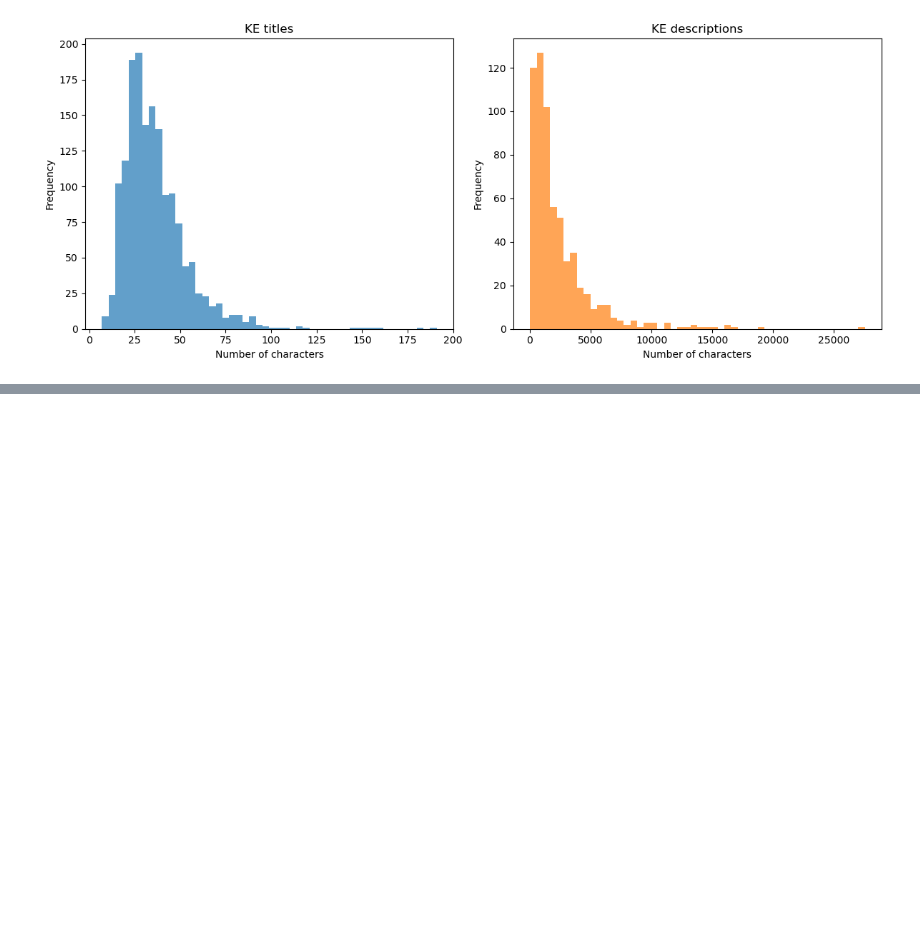
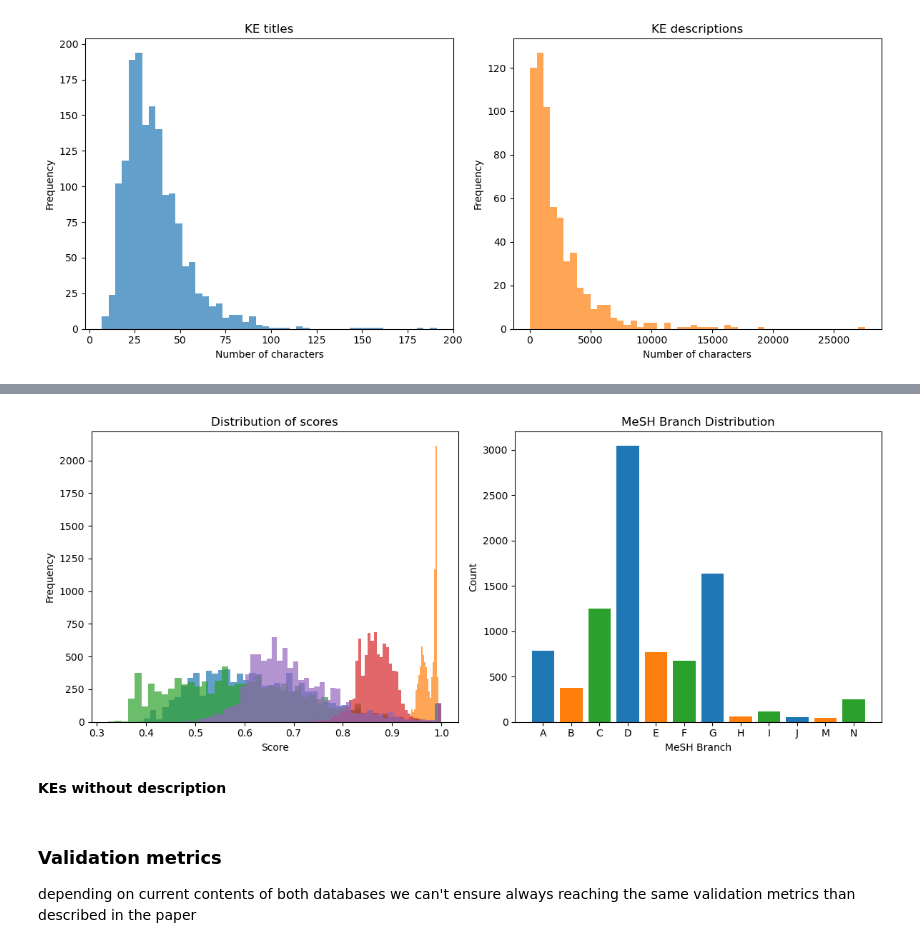
Before and after one commit to mathemei/AOP2MESH, a Jupyter notebook: AOP2MeSH.ipynb, the cells around one changed output, grey strips where cells are left out. Cells and saved outputs as stored; diff of their text form; code cells hidden in the pictures; blank space fills up the shorter version.

```diff
--- a/AOP2MeSH.ipynb
+++ b/AOP2MeSH.ipynb
@@ -356,0 +533,8 @@ Median: 1.0
+# %%
+# BioBERT
+results = match_mesh_ke_chunks(filtered_MeSH_descriptors_titles, ke_titles_description, model = "pritamdeka/BioBERT-mnli-snli-scinli-scitail-mednli-stsb")
+res_KE_chunks_biobert = pd.DataFrame(results)
+# %%
+#SciBERT
+results = match_mesh_ke_chunks(filtered_MeSH_descriptors_titles, ke_titles_description, model = "allenai/scibert_scivocab_uncased")
+res_KE_chunks_scibert = pd.DataFrame(results)
@@ -356,0 +546,4 @@ Median: 1.0
+# %%
+# SapBERT
+results = match_mesh_ke_chunks(filtered_MeSH_descriptors_titles, ke_titles_description, model = "cambridgeltl/SapBERT-from-PubMedBERT-fulltext")
+res_KE_chunks_sapbert = pd.DataFrame(results)
@@ -356,0 +552,4 @@ Median: 1.0
+# %%
+# BiomedBERT
+results = match_mesh_ke_chunks(filtered_MeSH_descriptors_titles, ke_titles_description, model = "microsoft/BiomedNLP-BiomedBERT-base-uncased-abstract")
+res_KE_chunks_biomedbert = pd.DataFrame(results)
@@ -356,0 +585,32 @@ Median: 1.0
+# %%
+fig, axes = plt.subplots(1, 2, figsize=(12, 5))
+
+models = all_res_KE_chunks['model'].unique()
+colors = ['C0', 'C1', 'C2', 'C3', 'C4']
+
+for i, model in enumerate(models):
+    scores = all_res_KE_chunks[all_res_KE_chunks['model'] == model]['SCORE']
+    axes[0].hist(scores, bins = 50, alpha = 0.7, label = model, color = colors[i])
+axes[0].set_title("Distribution of scores")
+axes[0].set_xlabel("Score")
+axes[0].set_ylabel("Frequency")
+
+freq = Counter(res_KE_chunks_allMiniLM_description["MESH_BRANCH"])
+labels = sorted(freq.keys())
+counts = [freq[k] for k in labels]
+
+axes[1].bar(labels, counts, color=["C0", "C1", "C2"])
+axes[1].set_xlabel("MeSH Branch")
+axes[1].set_ylabel("Count")
+axes[1].set_title("MeSH Branch Distribution")
+
+plt.tight_layout()
+plt.show()
+# %% [output]
+[figure, added]
+# %% [markdown]
+**KEs without description**
+# %% [markdown]
+### Validation metrics
+
+depending on current contents of both databases we can't ensure always reaching the same validation metrics than described in the paper
```
Also changed, not shown: parts of 48 cells of this notebook, 2 other files.
